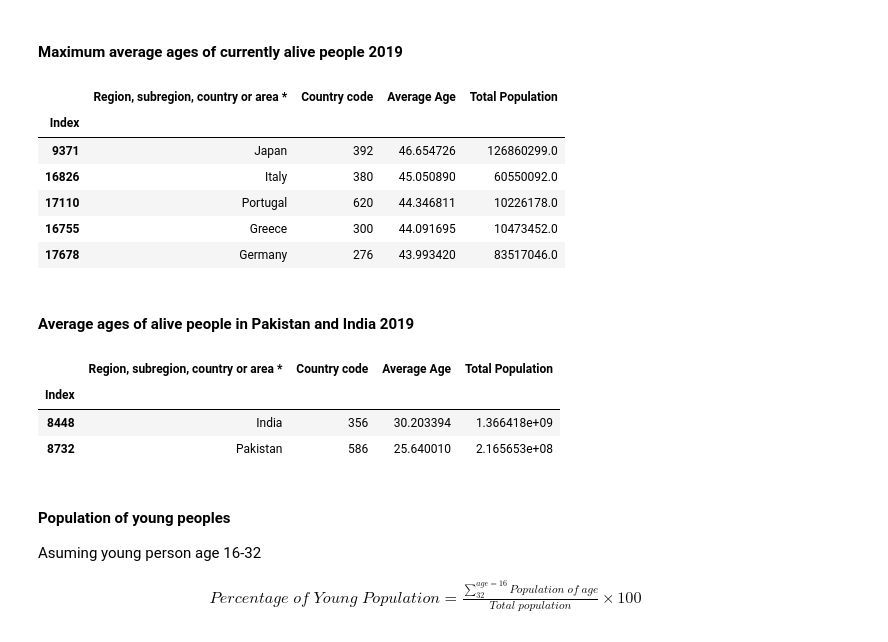
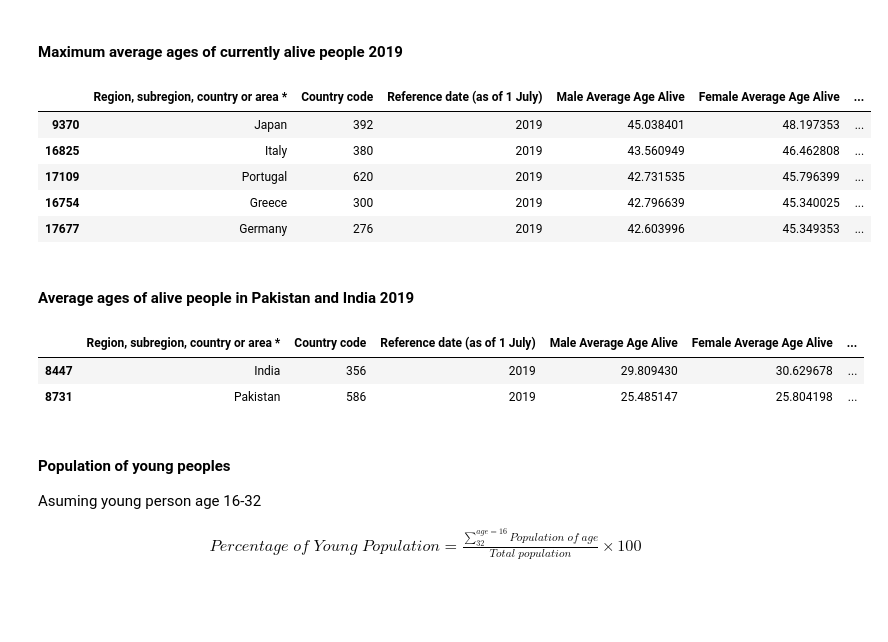
Before and after one commit to t3hami/world-population-facts, a Jupyter notebook: world_population.ipynb, the cells around one changed output. Drawn from its saved outputs; the diff is of its cells as text; code cells hidden in the pictures; blank space fills up the shorter version.

```diff
--- a/world_population.ipynb
+++ b/world_population.ipynb
@@ -79,0 +108,3 @@ world_population_by_age
+# %%
+world_population_by_age_gender = world_population_by_age_gender.drop(world_population_by_age_gender[world_population_by_age_gender['male0'] == '...'].index)
+world_population_by_age_gender
@@ -86,11 +131,22 @@ Average Age = \frac{\sum_{100}^{age=0} Population\;of\;age\;\times\;age}{Total\;
 \end{align*}
 
 Also multiply each population entry by 1000 because population is in thousands.
-# %%
-world_population_by_age['Average Age'] = 0
-world_population_by_age['Total Population'] = 0
-for i in range(101):
-  world_population_by_age[str(i)] = pd.to_numeric(world_population_by_age[str(i)], errors='coerce').fillna(0) * 1000
-  world_population_by_age['Average Age'] += world_population_by_age[str(i)] * i
-  world_population_by_age['Total Population'] += world_population_by_age[str(i)]
-world_population_by_age['Average Age'] /= world_population_by_age['Total Population']
+# %%
+world_population_by_age_gender['Male Average Age Alive'] = 0
+world_population_by_age_gender['Female Average Age Alive'] = 0
+world_population_by_age_gender['Average Age Alive'] = 0
+world_population_by_age_gender['Male Total Population'] = 0
+world_population_by_age_gender['Female Total Population'] = 0
+world_population_by_age_gender['Total Population'] = 0
+for i in range(101):
+  world_population_by_age_gender['male'+str(i)] = pd.to_numeric(world_population_by_age_gender['male'+str(i)], errors='coerce').fillna(0) * 1000
+  world_population_by_age_gender['female'+str(i)] = pd.to_numeric(world_population_by_age_gender['female'+str(i)], errors='coerce').fillna(0) * 1000
+  world_population_by_age_gender['Male Average Age Alive'] += world_population_by_age_gender['male'+str(i)] * i
+  world_population_by_age_gender['Female Average Age Alive'] += world_population_by_age_gender['female'+str(i)] * i
+  world_population_by_age_gender['Male Total Population'] += world_population_by_age_gender['male'+str(i)]
+  world_population_by_age_gender['Female Total Population'] += world_population_by_age_gender['female'+str(i)]
+world_population_by_age_gender['Total Population'] = world_population_by_age_gender['Male Total Population'] + world_population_by_age_gender['Female Total Population']
+world_population_by_age_gender['Average Age Alive'] = (world_population_by_age_gender['Male Average Age Alive'] + world_population_by_age_gender['Female Average Age Alive'])/world_population_by_age_gender['Total Population']
+world_population_by_age_gender['Male Average Age Alive'] /= world_population_by_age_gender['Male Total Population']
+world_population_by_age_gender['Female Average Age Alive'] /= world_population_by_age_gender['Female Total Population']
+world_population_by_age_gender
@@ -112,6 +181,6 @@ world_population_by_age.nsmallest(5, ['Average Age'])[['Region, subregion, count
 # %% [markdown]
 #### Minimum average ages of currently alive people 2019
 # %%
-world_population_by_age_2019 = world_population_by_age[world_population_by_age['Reference date (as of 1 July)'] == 2019]
-world_population_by_age_2019.nsmallest(5, ['Average Age'])[['Region, subregion, country or area *','Country code' , 'Average Age', 'Total Population']]
+world_population_by_age_2019 = world_population_by_age_gender[world_population_by_age_gender['Reference date (as of 1 July)'] == 2019]
+world_population_by_age_2019.nsmallest(5, ['Average Age Alive'])[['Region, subregion, country or area *','Country code', 'Reference date (as of 1 July)' , 'Male Average Age Alive', 'Female Average Age Alive', 'Average Age Alive', 'Male Total Population', 'Female Total Population', 'Total Population']]
 # %% [output]
@@ -137,24 +204,22 @@ world_population_by_age.nlargest(5, ['Average Age'])[['Region, subregion, countr
 # %% [markdown]
 #### Maximum average ages of currently alive people 2019
 # %%
-world_population_by_age_2019.nlargest(5, ['Average Age'])[['Region, subregion, country or area *','Country code' , 'Average Age', 'Total Population']]
+world_population_by_age_2019.nlargest(5, ['Average Age Alive'])[['Region, subregion, country or area *','Country code', 'Reference date (as of 1 July)' , 'Male Average Age Alive', 'Female Average Age Alive', 'Average Age Alive', 'Male Total Population', 'Female Total Population', 'Total Population']]
 # %% [output]
-|  | Region, subregion, country or area * | Country code | Average Age | Total Population |
-| Index |  |  |  |  |
-| 9371 | Japan | 392 | 46.654726 | 126860299.0 |
-| 16826 | Italy | 380 | 45.050890 | 60550092.0 |
-| 17110 | Portugal | 620 | 44.346811 | 10226178.0 |
-| 16755 | Greece | 300 | 44.091695 | 10473452.0 |
-| 17678 | Germany | 276 | 43.993420 | 83517046.0 |
+|  | Region, subregion, country or area * | Country code | Reference date (as of 1 July) | Male Average Age Alive | Female Average Age Alive | ... |
+| 9370 | Japan | 392 | 2019 | 45.038401 | 48.197353 | ... |
+| 16825 | Italy | 380 | 2019 | 43.560949 | 46.462808 | ... |
+| 17109 | Portugal | 620 | 2019 | 42.731535 | 45.796399 | ... |
+| 16754 | Greece | 300 | 2019 | 42.796639 | 45.340025 | ... |
+| 17677 | Germany | 276 | 2019 | 42.603996 | 45.349353 | ... |
 # %% [markdown]
 #### Average ages of alive people in Pakistan and India 2019
 # %%
-world_population_by_age_2019[world_population_by_age_2019['Region, subregion, country or area *'].isin(['Pakistan', 'India'])][['Region, subregion, country or area *','Country code' , 'Average Age', 'Total Population']]
+world_population_by_age_2019[world_population_by_age_2019['Region, subregion, country or area *'].isin(['Pakistan', 'India'])][['Region, subregion, country or area *','Country code', 'Reference date (as of 1 July)' , 'Male Average Age Alive', 'Female Average Age Alive', 'Average Age Alive', 'Male Total Population', 'Female Total Population', 'Total Population']]
 # %% [output]
-|  | Region, subregion, country or area * | Country code | Average Age | Total Population |
-| Index |  |  |  |  |
-| 8448 | India | 356 | 30.203394 | 1.366418e+09 |
-| 8732 | Pakistan | 586 | 25.640010 | 2.165653e+08 |
+|  | Region, subregion, country or area * | Country code | Reference date (as of 1 July) | Male Average Age Alive | Female Average Age Alive | ... |
+| 8447 | India | 356 | 2019 | 29.809430 | 30.629678 | ... |
+| 8731 | Pakistan | 586 | 2019 | 25.485147 | 25.804198 | ... |
 # %% [markdown]
 #### Population of young peoples
 Asuming young person age 16-32
```
Also changed, not shown: parts of 23 cells of this notebook, 1 other file.
